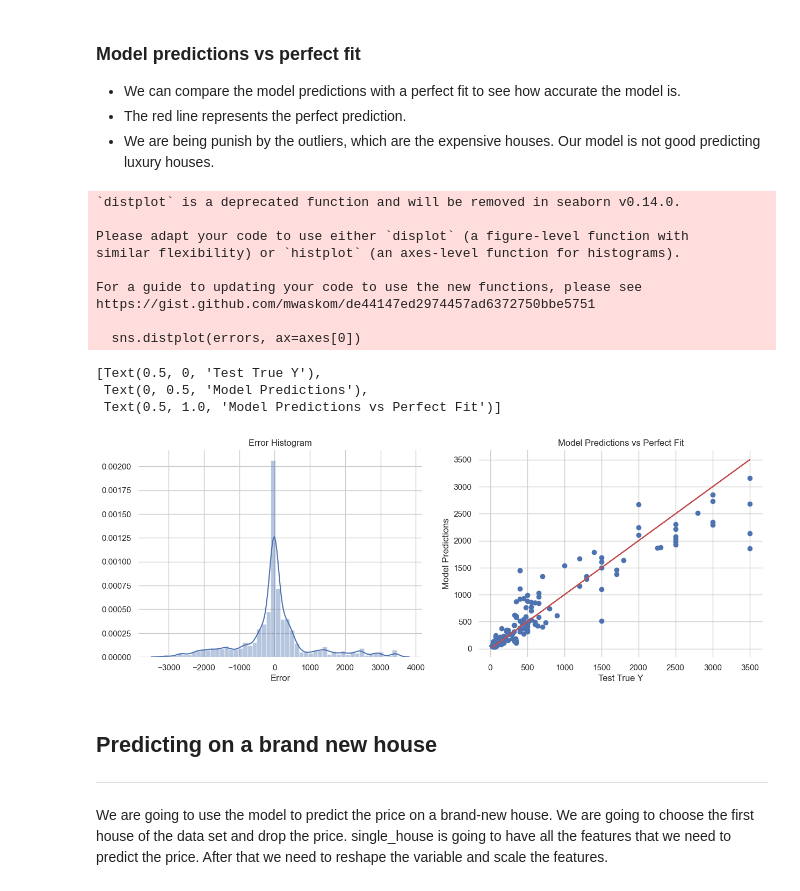
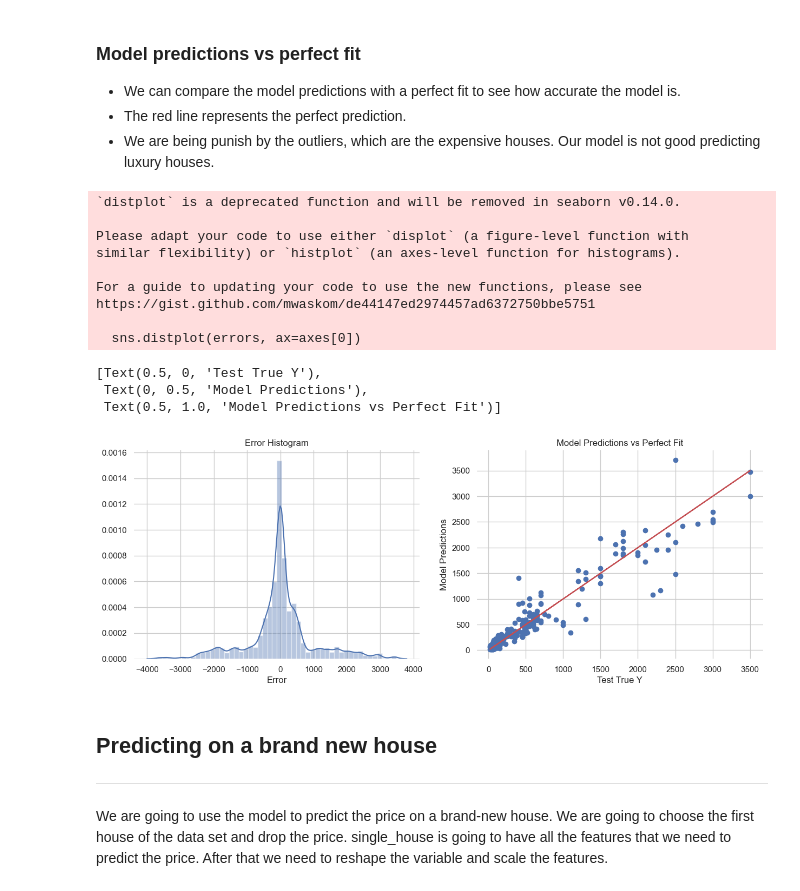
Before and after one commit to iamtatendakagande/irental, a Jupyter notebook: machine/model/HarareRentNeuralNetworkModel.ipynb, the cells around one changed output. Cells and saved outputs as stored; diff of their text form; code cells hidden in the pictures.

```diff
--- a/machine/model/HarareRentNeuralNetworkModel.ipynb
+++ b/machine/model/HarareRentNeuralNetworkModel.ipynb
@@ -386,7 +378,7 @@ We estimate the number of neurons (units) from our features. The optimizer is as
 # %%
 model = Sequential()
 # input layer
-model.add(Dense(20,activation='relu'))
+model.add(Dense(20,input_dim=20,activation='relu'))
 # hidden layers
 model.add(Dense(20,activation='relu'))
 model.add(Dense(15,activation='relu'))
@@ -405,13 +397,15 @@ Now that the model is ready, we can fit the model into the data.
 
 Since the data is large, we are going to use batch_size. It is typical to use batches of the power of 2 (32, 64, 128, 256).
 # %%
-early_stopping = EarlyStopping(monitor='val_loss', patience=20)
+early_stopping = EarlyStopping(monitor='val_loss', patience=20, restore_best_weights=True)
+reduce_lr = ReduceLROnPlateau(monitor='val_loss', factor=0.2, patience=10, min_lr=1e-6)
 # %%
 model.compile(optimizer='adam',loss='mean_squared_error', metrics=['mae'])
 
 model.fit(x=X_train, y=y_train.values,
           validation_data=(X_test,y_test.values),
-          batch_size=64,epochs=400)
+          callbacks=[early_stopping, reduce_lr],
+          batch_size=32,epochs=400)
 # %% [output]
 WARNING:tensorflow:From c:\Users\T8\AppData\Local\Programs\Python\Python310\lib\site-packages\keras\src\optimizers\__init__.py:309: The name tf.train.Optimizer is deprecated. Please use tf.compat.v1.t ...
 
@@ -502,32 +496,32 @@ R2 Variance Regression Score:  0.8846345573887919
 # %%
 f, axes = plt.subplots(1, 2,figsize=(15,5))
 
 # Our model predictions
 plt.scatter(y_test,predictions)
 
 # Perfect predictions
 plt.plot(y_test,y_test,'r')
 
-errors = y_test.values.reshape(1, 235) - predictions
+errors = y_test.values.reshape(1, 282) - predictions
 sns.distplot(errors, ax=axes[0])
 
 sns.despine(left=True, bottom=True)
 axes[0].set(xlabel='Error', ylabel='', title='Error Histogram')
 axes[1].set(xlabel='Test True Y', ylabel='Model Predictions', title='Model Predictions vs Perfect Fit')
 # %% [output]
 `distplot` is a deprecated function and will be removed in seaborn v0.14.0.
 
 Please adapt your code to use either `displot` (a figure-level function with
 similar flexibility) or `histplot` (an axes-level function for histograms).
 
 For a guide to updating your code to use the new functions, please see
 https://gist.github.com/mwaskom/de44147ed2974457ad6372750bbe5751
 
   sns.distplot(errors, ax=axes[0])
 [Text(0.5, 0, 'Test True Y'),
  Text(0, 0.5, 'Model Predictions'),
  Text(0.5, 1.0, 'Model Predictions vs Perfect Fit')]
-[figure, old version]
+[figure, new version]
 # %% [markdown]
 <a id="ch10"></a>
 ## Predicting on a brand new house
```
Also changed, not shown: parts of 31 cells of this notebook, 11 other files.
